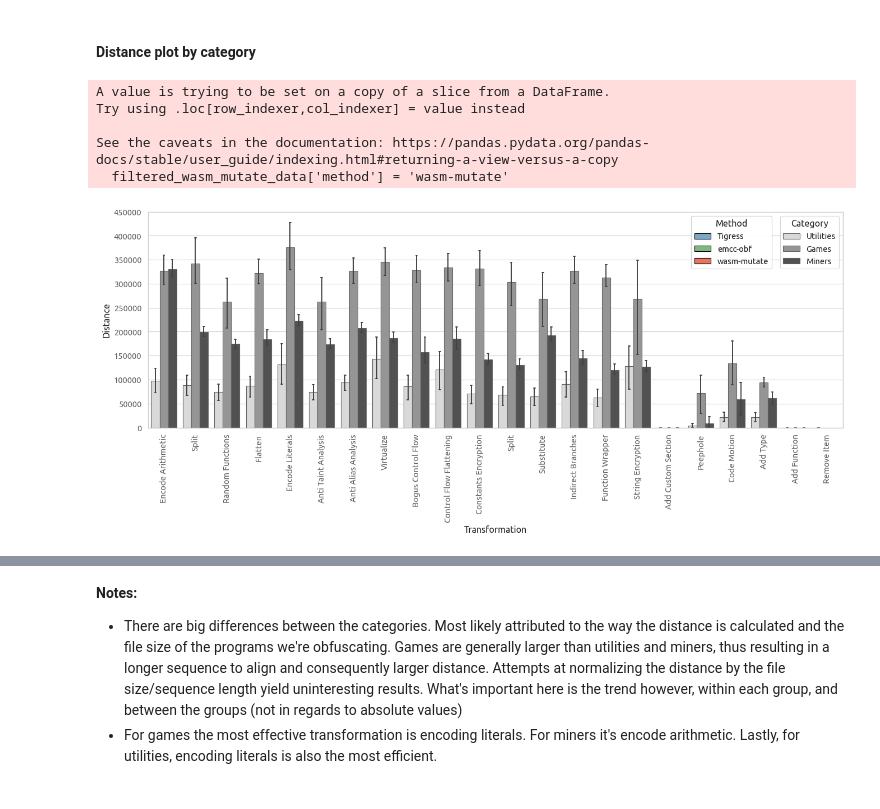
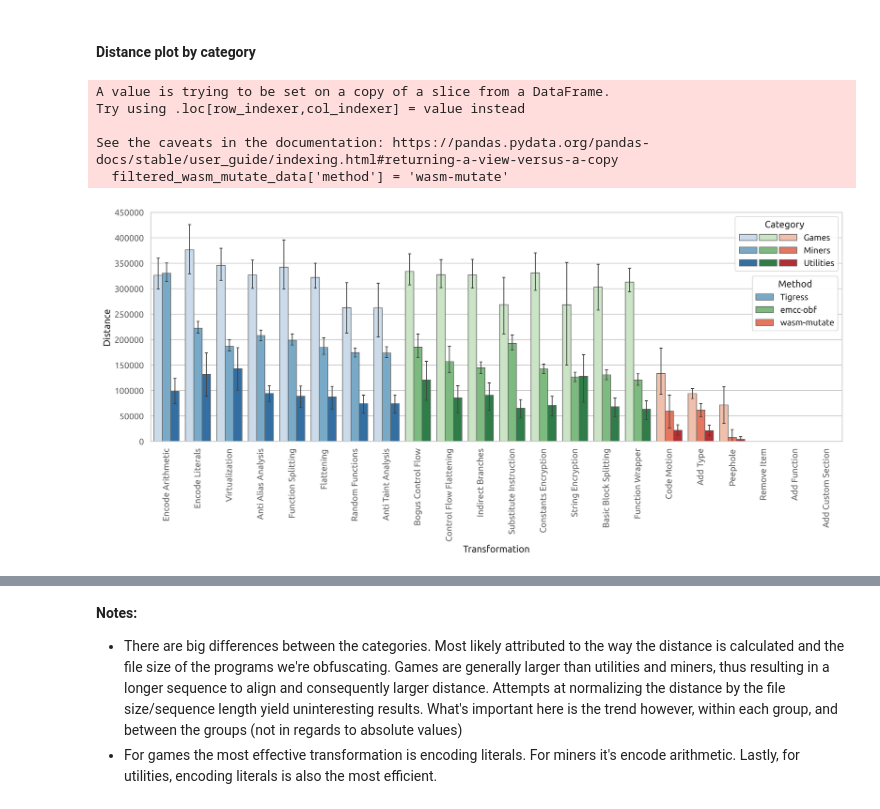
Before and after one commit to HakonHarnes/wasm-obf, a Jupyter notebook: analysis/distance.ipynb, the cells around one changed output, grey strips where cells are left out. Drawn from its saved outputs; the diff is of its cells as text; code cells hidden in the pictures.

```diff
--- a/analysis/distance.ipynb
+++ b/analysis/distance.ipynb
@@ -279,17 +305,32 @@ No artists with labels found to put in legend.  Note that artists whose label st
 # %% [markdown]
 #### Distance plot by category
 # %%
-def plot_distance_by_category(df, xlabel, xlabels=None, path=None, palette=palette):
-    plt.figure(figsize=(16,5))
+import seaborn as sns
+import matplotlib.pyplot as plt
+from matplotlib.patches import Patch
 
+def plot_distance_by_category(df, xlabel, xlabels=None, path=None, palette=None):
+    plt.figure(figsize=(15,5))
 
-    ax = sns.barplot(data=df,
-                x='transformation',
+    # Compute the average distance for each transformation_label within each method
+    avg_distance = df.groupby(['method', 'transformation_label'])['distance'].mean().reset_index()
+
+    # Sort transformations by the average distance within each method
+    avg_distance_sorted = avg_distance.sort_values(['method', 'distance'], ascending=[True, False])
+
+    # Sort the original DataFrame using the sorted transformations
+    sorted_transformation_labels = avg_distance_sorted['transformation_label']
+    df['transformation_label'] = pd.Categorical(df['transformation_label'], categories=sorted_transformation_labels, ordered=True)
+    sorted_df = df.sort_values(['method', 'transformation_label'])
+
+    ax = sns.barplot(data=sorted_df,
+                x='transformation_label',
                 y='distance',
                 hue='category',
+                hue_order=['games', 'miners', 'utilities'],
                 palette=palette,
-                errwidth=1.4,
-                capsize=capsize,
+                errwidth=1.0,
+                capsize=0.075,
                 edgecolor=edgecolor,
                 )
 
@@ -302,6 +343,8 @@ def plot_distance_by_category(df, xlabel, xlabels=None, path=None, palette=palet
     # Custom x labels
     if xlabels is not None:
         plt.xticks(range(len(xlabels)), xlabels, rotation=90)
+    else:
+        plt.xticks(rotation=90)
 
     # Category legend
     category_legend = ax.legend(title='Category', loc='upper right')
@@ -311,74 +354,42 @@ def plot_distance_by_category(df, xlabel, xlabels=None, path=None, palette=palet
 
     method_labels = df['method'].unique()
     method_colors = ["#78AAC8", "#7DBA7F", "#E57760"]
-    method_handles = [Patch(facecolor=c, edgecolor='black', label=label) for label, c in zip(method_labels, method_colors)]
-    method_legend = plt.legend(method_handles, method_labels, title='Method', loc='upper right', bbox_to_anchor=(0.904, 1))
+    method_handles = [Patch(facecolor=c, edgecolor=edgecolor, label=label) for label, c in zip(method_labels, method_colors)]
+    method_legend = plt.legend(method_handles, method_labels, title='Method', loc='upper right', bbox_to_anchor=(1, 0.74))
     ax.add_artist(method_legend)
 
     # Save plot
     if path is not None:
         plt.savefig(path, dpi=500, bbox_inches="tight")
 
     # Show the plot
     plt.show()
 
-# filter wasm-mutate data
-filtered_wasm_mutate_data = wasm_mutate_data[wasm_mutate_data['iteration'] == -1]
 
 
 
+
+# filter wasm-mutate data
+filtered_wasm_mutate_data = wasm_mutate_data[wasm_mutate_data['iteration'] == -1]
 
 # Add a 'method' column to each dataframe
 tigress_data['method'] = 'Tigress'
 llvm_data['method'] = 'emcc-obf'
 filtered_wasm_mutate_data['method'] = 'wasm-mutate'
 
 # Concatenate all dataframes in the desired order: tigress, llvm, wasm_mutate
 combined_data = pd.concat([tigress_data, llvm_data, filtered_wasm_mutate_data], ignore_index=True)
 
-palette_dict = {
-    'Tigress': 'Blues',
-    'emcc-obf': 'Greens',
-    'wasm-mutate': 'Reds'
-}
-combined_data['palette'] = combined_data['method'].map(palette_dict)
+# Display (edited) plot
+display(Image(filename='./plots/distance/dist-category.png'))
 
-# Define xlabels
-xlabels = [
-    'Encode Arithmetic',
-    'Split',
-    'Random Functions',
-    'Flatten',
-    'Encode Literals',
-    'Anti Taint Analysis',
-    'Anti Alias Analysis',
-    'Virtualize',
-
-    'Bogus Control Flow',
-    'Control Flow Flattening',
-    'Constants Encryption',
-    'Split',
-    'Substitute',
-    'Indirect Branches',
-    'Function Wrapper',
-    'String Encryption',
-
-    'Add Custom Section',
-    'Peephole',
-    'Code Motion',
-    'Add Type',
-    'Add Function',
-    'Remove Item',
-]
-
-plot_distance_by_category(combined_data, xlabel='Transformation', xlabels=xlabels, palette="Greys", path='combined-gray.png')
-plot_distance_by_category(combined_data, xlabel='Transformation', xlabels=xlabels, palette="Blues", path='combined-blues.png')
-plot_distance_by_category(combined_data, xlabel='Transformation', xlabels=xlabels, palette="Greens", path='combined-greens.png')
-plot_distance_by_category(combined_data, xlabel='Transformation', xlabels=xlabels, palette="Reds", path='combined-reds.png')
+#plot_distance_by_category(combined_data, xlabel='Transformation', palette="Blues", path='./plots/distance/dist-category-blues.png')
+#plot_distance_by_category(combined_data, xlabel='Transformation', palette="Greens", path='./plots/distance/dist-category-greens.png')
+#plot_distance_by_category(combined_data, xlabel='Transformation', palette="Reds", path='./plots/distance/dist-category-reds.png')
 # %% [output]
 A value is trying to be set on a copy of a slice from a DataFrame.
 Try using .loc[row_indexer,col_indexer] = value instead
 
 See the caveats in the documentation: https://pandas.pydata.org/pandas-docs/stable/user_guide/indexing.html#returning-a-view-versus-a-copy
   filtered_wasm_mutate_data['method'] = 'wasm-mutate'
-[figure, old version]
+[figure, new version]
```
Also changed, not shown: parts of 8 cells of this notebook, 2 other files.
